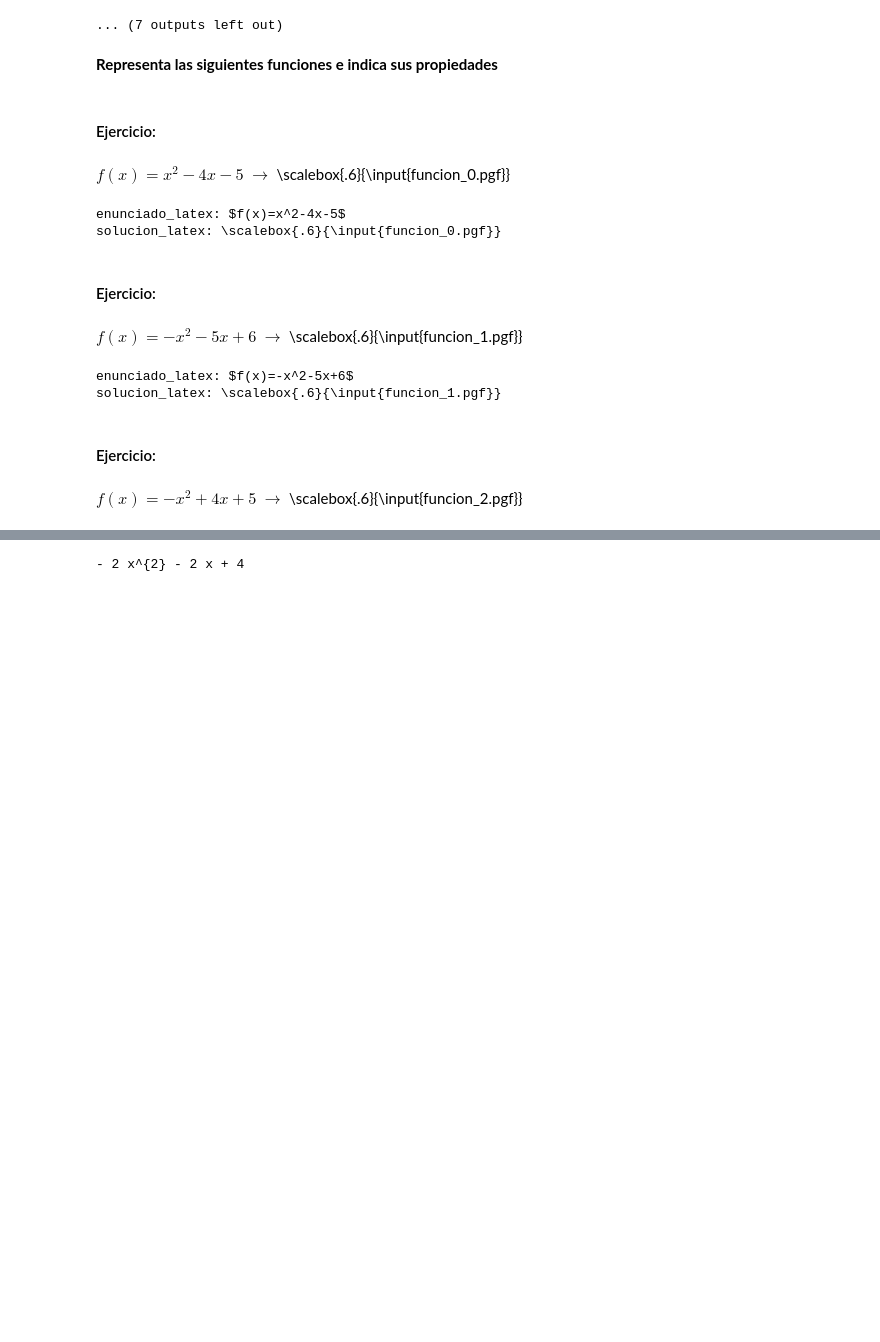
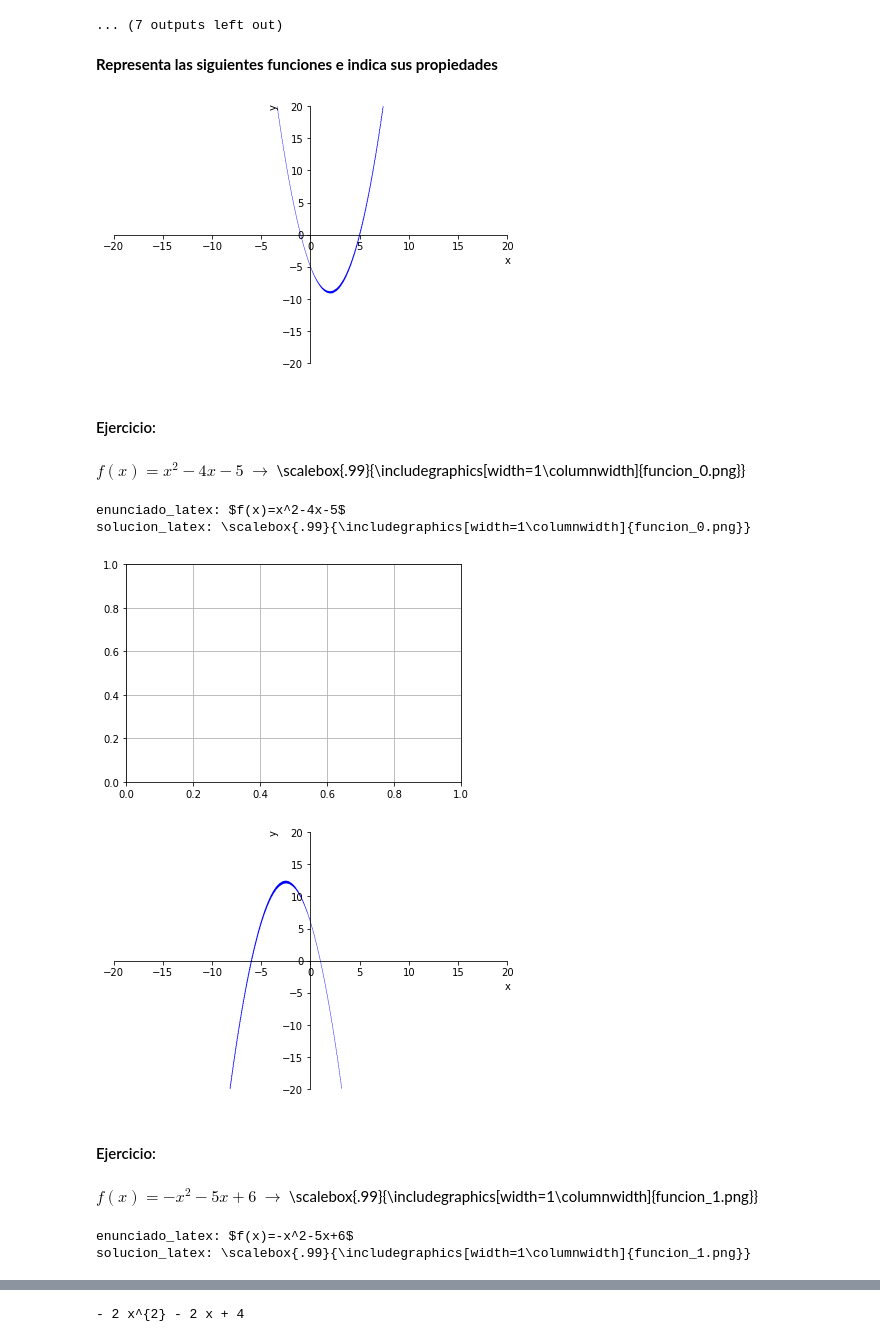
Before and after one commit to crdguez/mat4ac, a Jupyter notebook: notebooks/16-funciones.ipynb, the cells around one changed output, grey strips where cells are left out. Drawn from its saved outputs; the diff is of its cells as text; code cells hidden in the pictures; blank space fills up the shorter version.

```diff
--- a/notebooks/16-funciones.ipynb
+++ b/notebooks/16-funciones.ipynb
@@ -232,40 +216,43 @@ $f(x)=\begin{cases} -2 & \text{for}\: x < -2 \\- x^{2} & \text{for}\: x < 3 \\2
 # %%
 texto_ejercicio = 'Representa las siguientes funciones e indica sus propiedades'
 display(md("**"+texto_ejercicio+"**"))
 
 pre_enunciado_latex = [r'x^2-4x-5', r'-x^2-5x+6',r'-x^2+4x+5',
 #                        autoevaluación
                        r'-x^2+4x+5', r'\frac{2x-1}{x+1}',r'- 2 x^{2} - 2 x + 4',r'x^2-2x+4'
 
 
                        ]
 question=texto_ejercicio
 parts=[]
 sz=20
 
 for n,i in enumerate(pre_enunciado_latex) :
-    enun, sol =r"$f(x)="+i+r"$",r"""\scalebox{.6}{\input{funcion_"""+latex(n)+r""".pgf}}"""
+#     enun, sol =r"$f(x)="+i+r"$",r"""\scalebox{.6}{\input{funcion_"""+latex(n)+r""".pgf}}"""
+    enun, sol =r"$f(x)="+i+r"$",r"""\scalebox{.99}{\includegraphics[width=1\columnwidth]{funcion_"""+latex(n)+r""".png}}"""
     p= plot_implicit(Eq(y,parse_latex(i)),(x,-sz,sz),(y,-sz,sz))
     fg = p._backend.fig
     ax = p._backend.ax
     ax[0].set_xlim(-sz,sz)
     ax[0].set_ylim(-sz,sz)
     ax[0].set_aspect('equal')
     plt.grid(True)
-    fg.savefig("funcion_{}.pgf".format(n))
+#     fg.savefig("funcion_{}.pgf".format(n))
+    fg.savefig("funcion_{}.png".format(n))
     mostrar_ejercicio(enun, sol)
     parts.append([enun, sol])
 
 print(latex_exam(question, parts).replace(r'\frac',r'\dfrac'))
 # %% [output]
 **Representa las siguientes funciones e indica sus propiedades**
+[figure, added]
 #### Ejercicio:
-$f(x)=x^2-4x-5$ $\to$ \scalebox{.6}{\input{funcion_0.pgf}}
+$f(x)=x^2-4x-5$ $\to$ \scalebox{.99}{\includegraphics[width=1\columnwidth]{funcion_0.png}}
 enunciado_latex: $f(x)=x^2-4x-5$
-solucion_latex: \scalebox{.6}{\input{funcion_0.pgf}}
+solucion_latex: \scalebox{.99}{\includegraphics[width=1\columnwidth]{funcion_0.png}}
+[figure, added]
+[figure, added]
 #### Ejercicio:
-$f(x)=-x^2-5x+6$ $\to$ \scalebox{.6}{\input{funcion_1.pgf}}
+$f(x)=-x^2-5x+6$ $\to$ \scalebox{.99}{\includegraphics[width=1\columnwidth]{funcion_1.png}}
 enunciado_latex: $f(x)=-x^2-5x+6$
-solucion_latex: \scalebox{.6}{\input{funcion_1.pgf}}
+solucion_latex: \scalebox{.99}{\includegraphics[width=1\columnwidth]{funcion_1.png}}
-#### Ejercicio:
-$f(x)=-x^2+4x+5$ $\to$ \scalebox{.6}{\input{funcion_2.pgf}}
```
Also changed, not shown: parts of 4 cells of this notebook, 36 other files.
